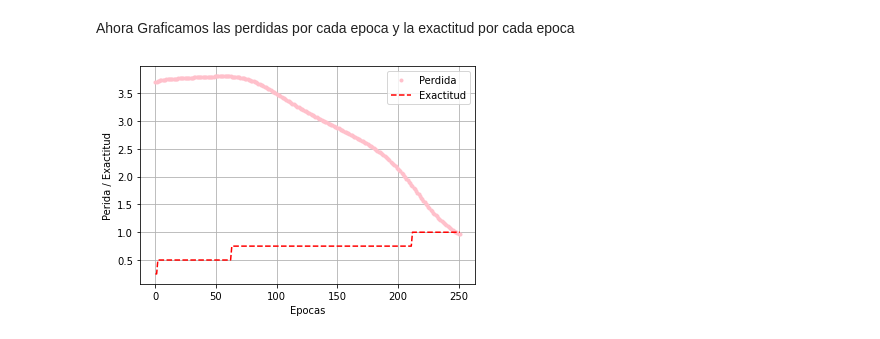
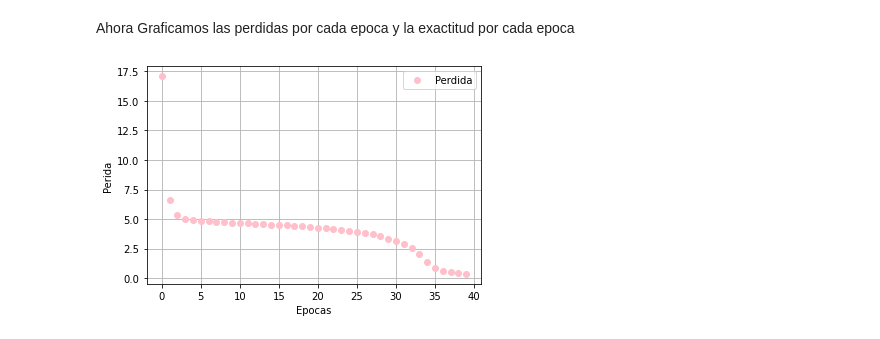
Before and after one commit to Pedri0/DeepLearning_Tarea1, a Jupyter notebook: 1 Red de unidades de umbral lineal.ipynb, the cells around one changed output. Drawn from its saved outputs; the diff is of its cells as text; code cells hidden in the pictures.

```diff
--- a/1 Red de unidades de umbral lineal.ipynb
+++ b/1 Red de unidades de umbral lineal.ipynb
@@ -182,15 +182,19 @@ def retropropagacion(x, y, learningRate = 0.1, epochs = 50, neuronasOcultas=10):
             #calculamos los vectores resultantes de la propagacion
             z2, a2, z3, prediccion = propagacion(x[ejemplo], W1, b1, W2, b2)
             #calculamos el gradiente de la ultima capa
-            gradCapa2 = (prediccion - y[ejemplo]) * sigmoidDerivative(z3)
+            gradCapa2 = prediccion - y[ejemplo]
+            dw2 = np.outer(a2, gradCapa2)
+            db2 = gradCapa2
+
+            gradCapa1 = (W2 @ gradCapa2) * sigmoidDerivative(z2)
+            dw1 = np.outer(x[ejemplo], gradCapa1)
+            db1 = gradCapa1
             #actualizamos los pesos de W2 y b2
-            W2 = W2 - learningRate * np.outer(a2, gradCapa2)
-            b2 = b2 - learningRate * gradCapa2
-            #calculamos el gradiente de la capa oculta
-            gradCapa1 = (W2 @ gradCapa2) * sigmoidDerivative(z2)
+            W2 = W2 - learningRate * dw2
+            b2 = b2 - learningRate * db2
             #actualizamos los pesos de W1 y b1
-            W1 = W1 - learningRate * np.outer(x[ejemplo], gradCapa1)
-            b1 = b1 - learningRate * gradCapa1
+            W1 = W1 - learningRate * dw1
+            b1 = b1 - learningRate * db1
             #asignamos nuestra prediccion
             predicciones[ejemplo] = prediccion
         #calculamos la perdida para la epoca actual
@@ -208,5 +212,5 @@ y = np.array([[1, 0, 0, 1]]).T
 #Para reproducibilidad ponemos una semilla
 np.random.seed(0)
 #entrenamos la red
-W1, W2, b1, b2, perdidas, exactitudes = retropropagacion(x,y,epochs=252,learningRate=1,neuronasOcultas=15)
+W1, W2, b1, b2, perdidas, exactitudes = retropropagacion(x,y,epochs=40,learningRate=3,neuronasOcultas=15)
 # %% [output]
@@ -290,15 +294,12 @@ x_1     x_2     y       y_hat
 # %% [markdown]
 Ahora Graficamos las perdidas por cada epoca y la exactitud por cada epoca
 # %%
-#reescalamos la exactitud entre 0-1 y no entre 0-100
-foo = exactitudes/100
 #ploteamos la perdida y la exactitud a traves de las epocas
-plt.plot(np.arange(perdidas.size), perdidas, '.', label='Perdida', color = 'pink')
-plt.plot(np.arange(foo.size), foo, '--', label='Exactitud', color='red')
+plt.plot(np.arange(perdidas.size), perdidas, 'o', label='Perdida', color = 'pink')
 plt.legend()
 plt.xlabel('Epocas')
-plt.ylabel('Perida / Exactitud')
+plt.ylabel('Perida')
 plt.grid(True)
 plt.show()
 # %% [output]
-[figure, old version]
+[figure, new version]
```
Also changed, not shown: parts of 3 cells of this notebook.
